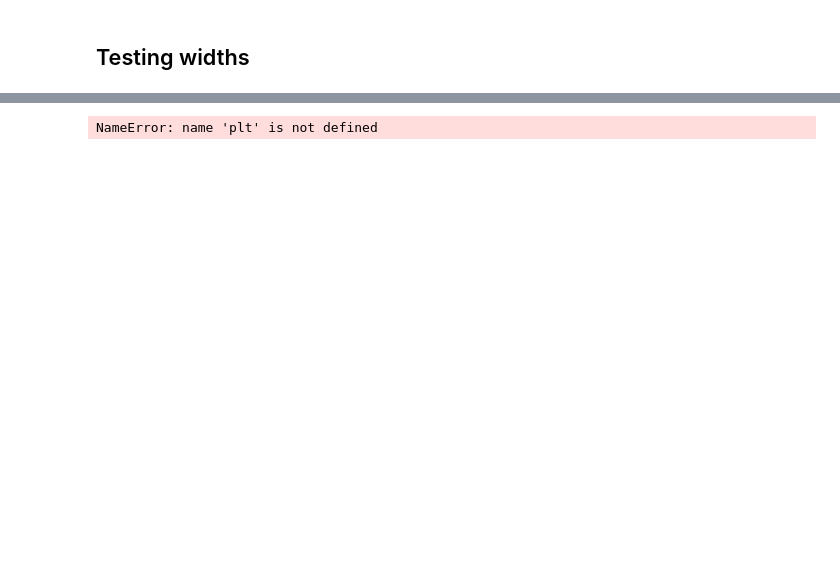
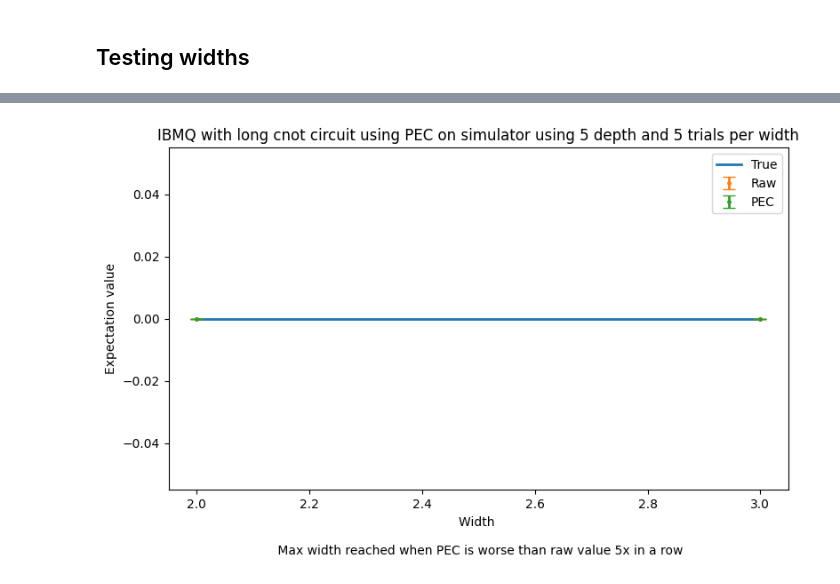
Before and after one commit to irvingatchem/EE522_25_3, a Jupyter notebook: Notebooks/PECDepth.ipynb, the cells around one changed output, grey strips where cells are left out. Saved outputs shown, nothing was run; the diff lists cells and outputs as text; code cells hidden in the pictures; blank space fills up the shorter version.

```diff
--- a/Notebooks/PECDepth.ipynb
+++ b/Notebooks/PECDepth.ipynb
@@ -541,28 +585,40 @@ KeyboardInterrupt:
 # %%
+# Plot Values
+
+
 plt.figure(figsize=(9, 5))
 plot_widths = widths[:len(avg_true_values_w)]
 kwargs = {"capsize": 5, "lw": 2}
 
 # Plot true value
 plt.plot(plot_widths, avg_true_values_w, label="True", lw=2)
 
 # Plot scatter plots with error bars
 plt.errorbar(plot_widths, avg_noisy_values_w, yerr=std_noisy_values_w, label="Raw", **kwargs, fmt='o', ms=2.5)
 plt.errorbar(plot_widths, avg_pec_values_w, yerr=std_pec_values_w, label="PEC", **kwargs, fmt='o', ms=2.5)
 
-# # Find lines of best fit
-# import numpy.polynomial.polynomial as poly
-# noisy_best_fit_coeffs = poly.polyfit(plot_widths, avg_noisy_values, 1)
-# noisy_best_fit = poly.polyval(plot_widths, noisy_best_fit_coeffs)
-# pec_best_fit_coeffs = poly.polyfit(plot_widths, avg_pec_values, 2)
-# pec_best_fit=poly.polyval(plot_widths, pec_best_fit_coeffs)
-
-# plt.plot(plot_widths, pec_best_fit, linestyle = 'dashed', color = 'gray')
-# plt.plot(plot_widths, noisy_best_fit, linestyle = 'dashed', color = 'gray')
-
 plt.xlabel("Width \n \n Max width reached when PEC is worse than raw value 5x in a row")
 plt.ylabel("Expectation value")
 plt.title(f"""IBMQ with {circuit_type} circuit using PEC on simulator using {depth} depth and {trials} trials per width""")
 plt.legend()
+
+# save_data = True
+import datetime
+if save_data == True:
+
+    dir_name = f"IBMQ_PEC_{circuit_type}_nqubits_{n_qubits}_shots_{shots}_trials_{trials}_Test_Widths"
+    time_key = datetime.datetime.now().strftime("%Y-%m-%d_%H-%M-%S")
+    try:
+        os.mkdir(dir_name)
+    except FileExistsError:
+        pass
+    plt.savefig(os.path.join(dir_name,f"IBMQ_PEC_{circuit_type}_{n_qubits}"+ time_key +".pdf"))
+    np.savetxt(os.path.join(dir_name, "cnot_counts" + time_key + ".txt"), cnot_counts_w)
+    np.savetxt(os.path.join(dir_name, "oneq_counts" + time_key + ".txt"), oneq_counts_w)
+    np.savetxt(os.path.join(dir_name, "true_values" + time_key + ".txt"), true_values_w)
+    np.savetxt(os.path.join(dir_name, "noisy_values" + time_key + ".txt"), noisy_values)
+    np.savetxt(os.path.join(dir_name, "pec_values" + time_key + ".txt"), pec_values_w)
+
+    print("Data saved succesfully in", dir_name)
 # %% [output]
-NameError: name 'plt' is not defined
+[figure, added]
```
Also changed, not shown: parts of 5 cells of this notebook.
